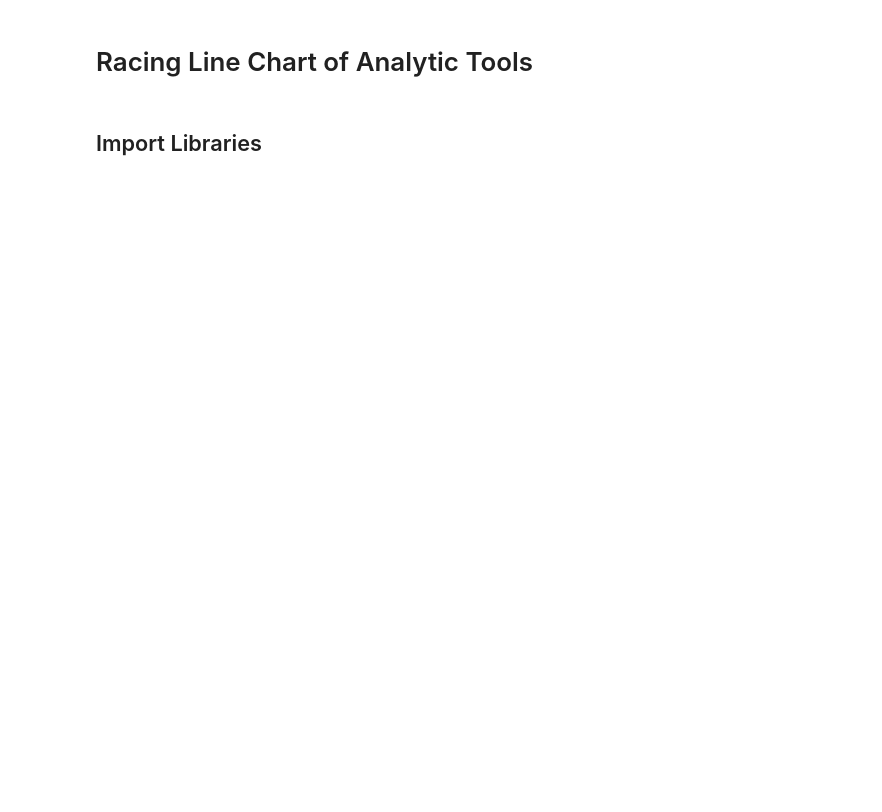
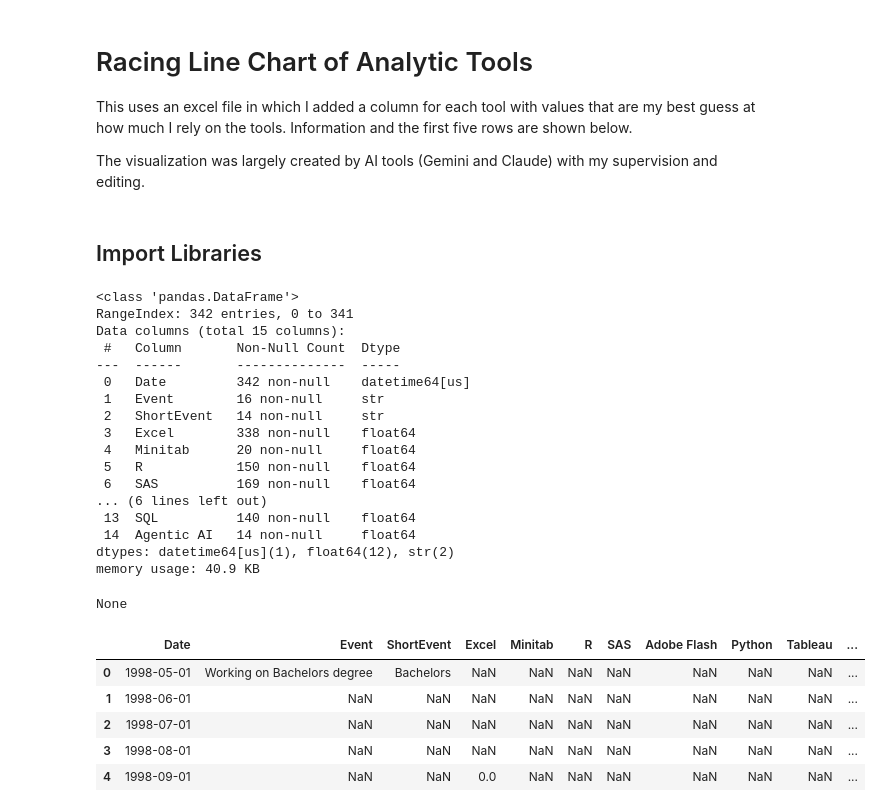
Before and after one commit to RonGuymon/RonGuymon.github.io, a Jupyter notebook: Personal Tool Journey/racingLineChartOfTools.ipynb, the cells around one changed output. Drawn from its saved outputs; the diff is of its cells as text; code cells hidden in the pictures; blank space fills up the shorter version.

Commit message:
Update Personal Tool Journey: refresh racing line chart, data, and add presentation plots export
Co-Authored-By: Claude Sonnet 5 <noreply@anthropic.com>

```diff
--- a/Personal Tool Journey/racingLineChartOfTools.ipynb
+++ b/Personal Tool Journey/racingLineChartOfTools.ipynb
@@ -1,24 +1,55 @@
 # %% [markdown]
 # Racing Line Chart of Analytic Tools
+
+This uses an excel file in which I added a column for each tool with values that are my best guess at how much I rely on the tools. Information and the first five rows are shown below.
+
+The visualization was largely created by AI tools (Gemini and Claude) with my supervision and editing.
 # %% [markdown]
 ## Import Libraries
 # %%
 import matplotlib.pyplot as plt
 from matplotlib.animation import FuncAnimation
 import pandas as pd
+import matplotlib.patches as mpatches
 
-my_colors = plt.get_cmap("tab20").colors
-my_colors = {
+my_tools_colors = {
     "Excel": "#5D7F24",
     "Minitab": "#00A9E0",
     "R": "#DD0511",
-    "SAS": "#FFB81C",
+    "SAS": "#0072C6",  # Corporate blue (distinct from Tableau and Power BI)
     "Adobe Flash": "#FF0000",
-    "Python": "#ff8968",
-    "Tableau": "#76ACC1",
-    "Power BI": "#FFC907",
-    "Alteryx": "#FF6F61",
-    "GenAI": "#BB84A5",
-    "SQL": "#FF7F50",
-    "Agentic AI": "#0B4F6C",
+    "Python": "#3776AB",  # Official Python brand steel-blue
+    "SQL": "#8B4513",  # Saddle brown
+    "Tableau": "#FFC907",
+    "Power BI": "#000000",  # Pure black (instantly separates from GenAI)
+    "Alteryx": "#BB84A5",
+    "GenAI": "#FF7F50",  # Retains coral-orange identity
+    "Agentic AI": "#7C3AED",  # Electric violet/purple (maximum contrast from Python's blue)
 }
+df = pd.read_excel("ronsAnalyticsToolsOverTime.xlsx")
+display(df.info(), df.head())
+# %% [output]
+<class 'pandas.DataFrame'>
+RangeIndex: 342 entries, 0 to 341
+Data columns (total 15 columns):
+ #   Column       Non-Null Count  Dtype
+---  ------       --------------  -----
+ 0   Date         342 non-null    datetime64[us]
+ 1   Event        16 non-null     str
+ 2   ShortEvent   14 non-null     str
+ 3   Excel        338 non-null    float64
+ 4   Minitab      20 non-null     float64
+ 5   R            150 non-null    float64
+ 6   SAS          169 non-null    float64
+... (6 lines left out)
+ 13  SQL          140 non-null    float64
+ 14  Agentic AI   14 non-null     float64
+dtypes: datetime64[us](1), float64(12), str(2)
+memory usage: 40.9 KB
+None
+|  | Date | Event | ShortEvent | Excel | Minitab | R | SAS | Adobe Flash | Python | Tableau | ... |
+| 0 | 1998-05-01 | Working on Bachelors degree | Bachelors | NaN | NaN | NaN | NaN | NaN | NaN | NaN | ... |
+| 1 | 1998-06-01 | NaN | NaN | NaN | NaN | NaN | NaN | NaN | NaN | NaN | ... |
+| 2 | 1998-07-01 | NaN | NaN | NaN | NaN | NaN | NaN | NaN | NaN | NaN | ... |
+| 3 | 1998-08-01 | NaN | NaN | NaN | NaN | NaN | NaN | NaN | NaN | NaN | ... |
+| 4 | 1998-09-01 | NaN | NaN | 0.0 | NaN | NaN | NaN | NaN | NaN | NaN | ... |
```
Also changed, not shown: parts of 2 cells of this notebook, 3 other files.
